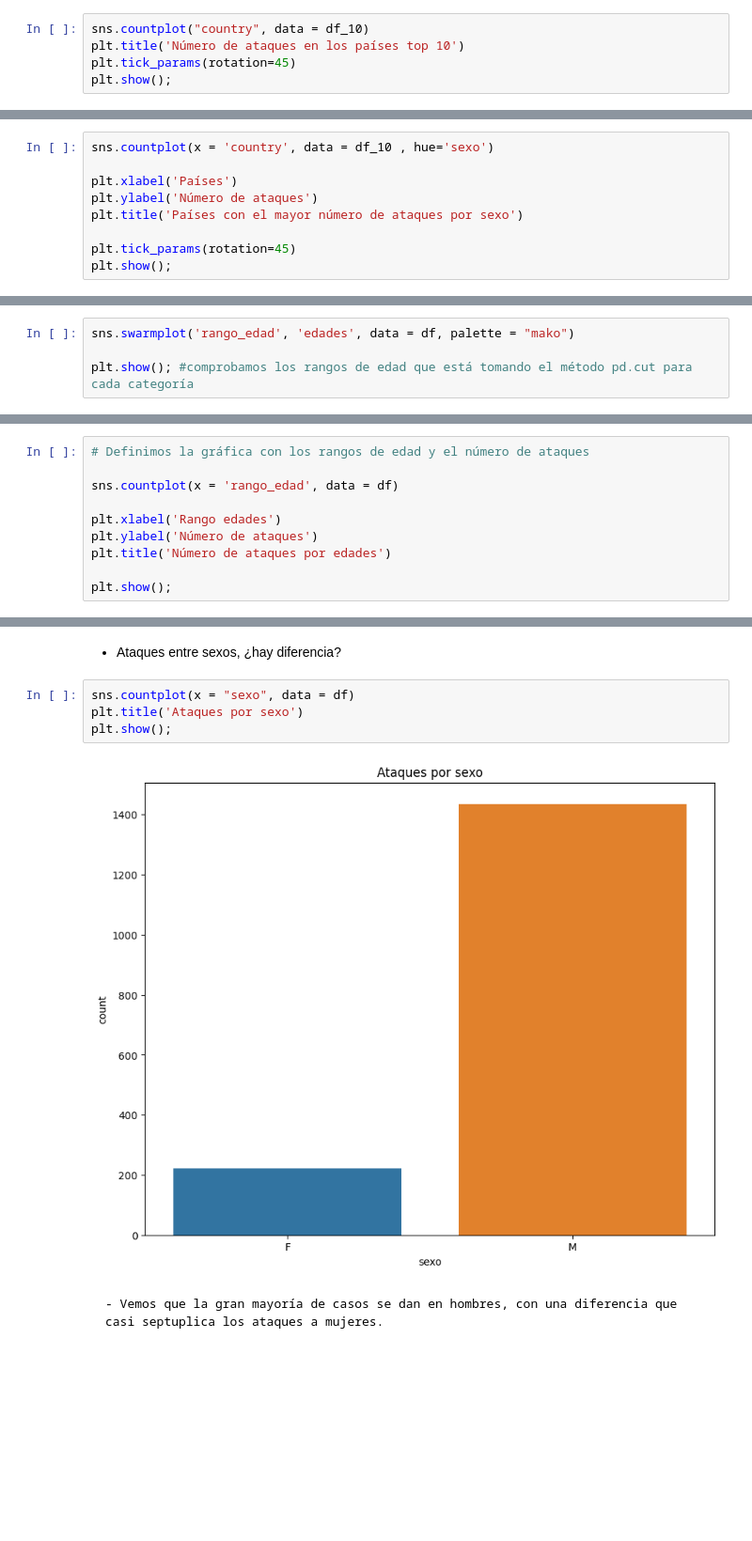
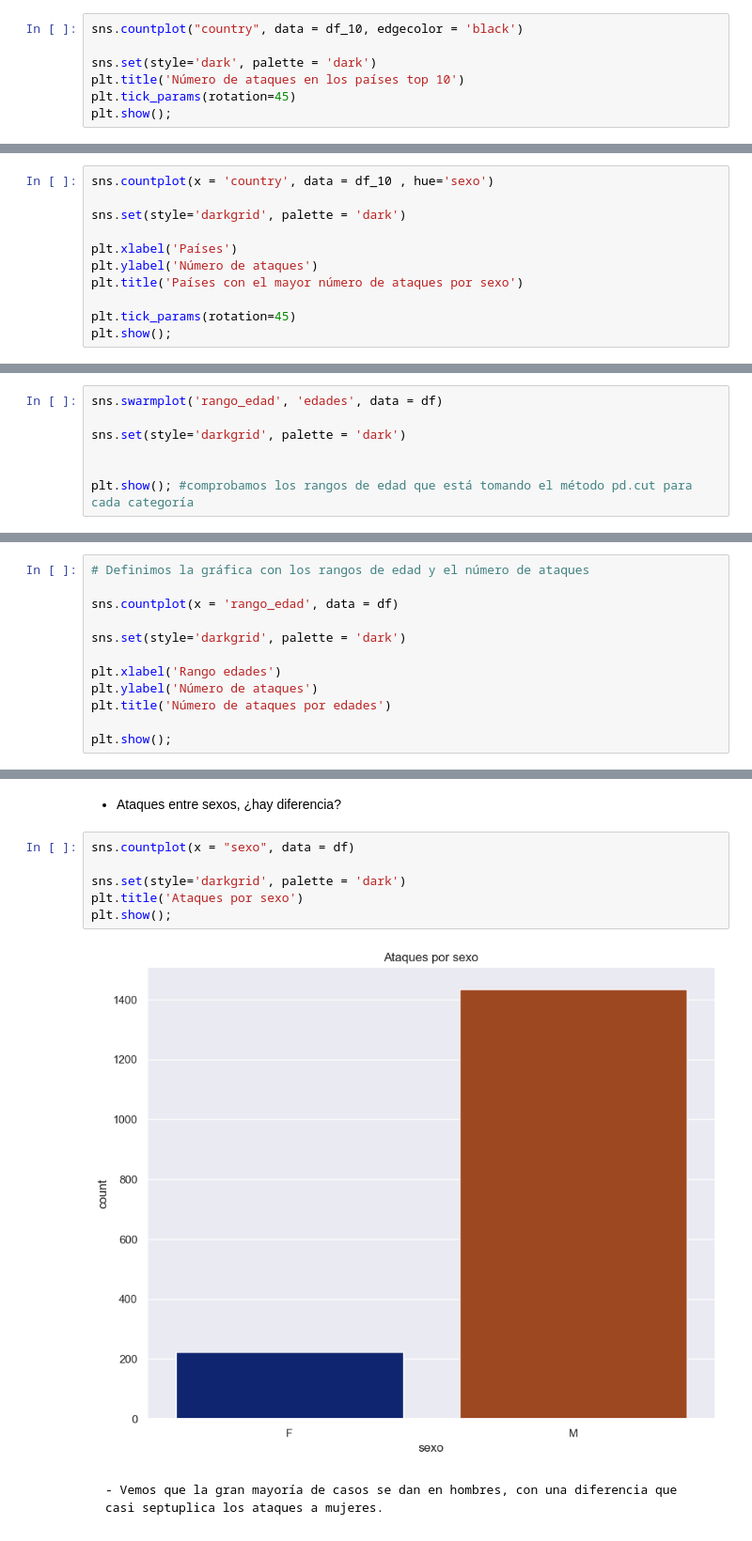
Before and after one commit to Adalab/DA-promo-c-modulo-2-sprint-2-Anahi-Mai, a Jupyter notebook: EDA/pp_eda_III.ipynb, the cells around one changed output, grey strips where cells are left out. Shown: that part at 94% size. Cells and saved outputs as stored; diff of their text form; blank space fills up the shorter version.

```diff
--- a/EDA/pp_eda_III.ipynb
+++ b/EDA/pp_eda_III.ipynb
@@ -140,5 +142,7 @@ Name: country, dtype: int64
 # %%
-sns.countplot("country", data = df_10)
+sns.countplot("country", data = df_10, edgecolor = 'black')
+
+sns.set(style='dark', palette = 'dark')
 plt.title('Número de ataques en los países top 10')
 plt.tick_params(rotation=45)
 plt.show();
@@ -152,6 +156,8 @@ plt.show();
 - Usando el DataFrame de los 10 paises con más ataques, ¿hay diferencias entre sexos en esos paises?
 # %%
 sns.countplot(x = 'country', data = df_10 , hue='sexo')
+
+sns.set(style='darkgrid', palette = 'dark')
 
 plt.xlabel('Países')
 plt.ylabel('Número de ataques')
@@ -191,7 +197,10 @@ Adultos      444
 Ancianos      66
 Name: rango_edad, dtype: int64
 # %%
-sns.swarmplot('rango_edad', 'edades', data = df, palette = "mako")
+sns.swarmplot('rango_edad', 'edades', data = df)
+
+sns.set(style='darkgrid', palette = 'dark')
+
 
 plt.show(); #comprobamos los rangos de edad que está tomando el método pd.cut para cada categoría
 # %% [output]
@@ -200,6 +209,8 @@ plt.show(); #comprobamos los rangos de edad que está tomando el método pd.cut
 # Definimos la gráfica con los rangos de edad y el número de ataques
 
 sns.countplot(x = 'rango_edad', data = df)
+
+sns.set(style='darkgrid', palette = 'dark')
 
 plt.xlabel('Rango edades')
 plt.ylabel('Número de ataques')
@@ -216,10 +227,12 @@ plt.show();
 - Ataques entre sexos, ¿hay diferencia?
 # %%
 sns.countplot(x = "sexo", data = df)
+
+sns.set(style='darkgrid', palette = 'dark')
 plt.title('Ataques por sexo')
 plt.show();
 # %% [output]
-[figure, old version]
+[figure, new version]
 # %% [markdown]
     - Vemos que la gran mayoría de casos se dan en hombres, con una diferencia que casi septuplica los ataques a mujeres.
 # %% [markdown]
```
Also changed, not shown: parts of 7 cells of this notebook.
